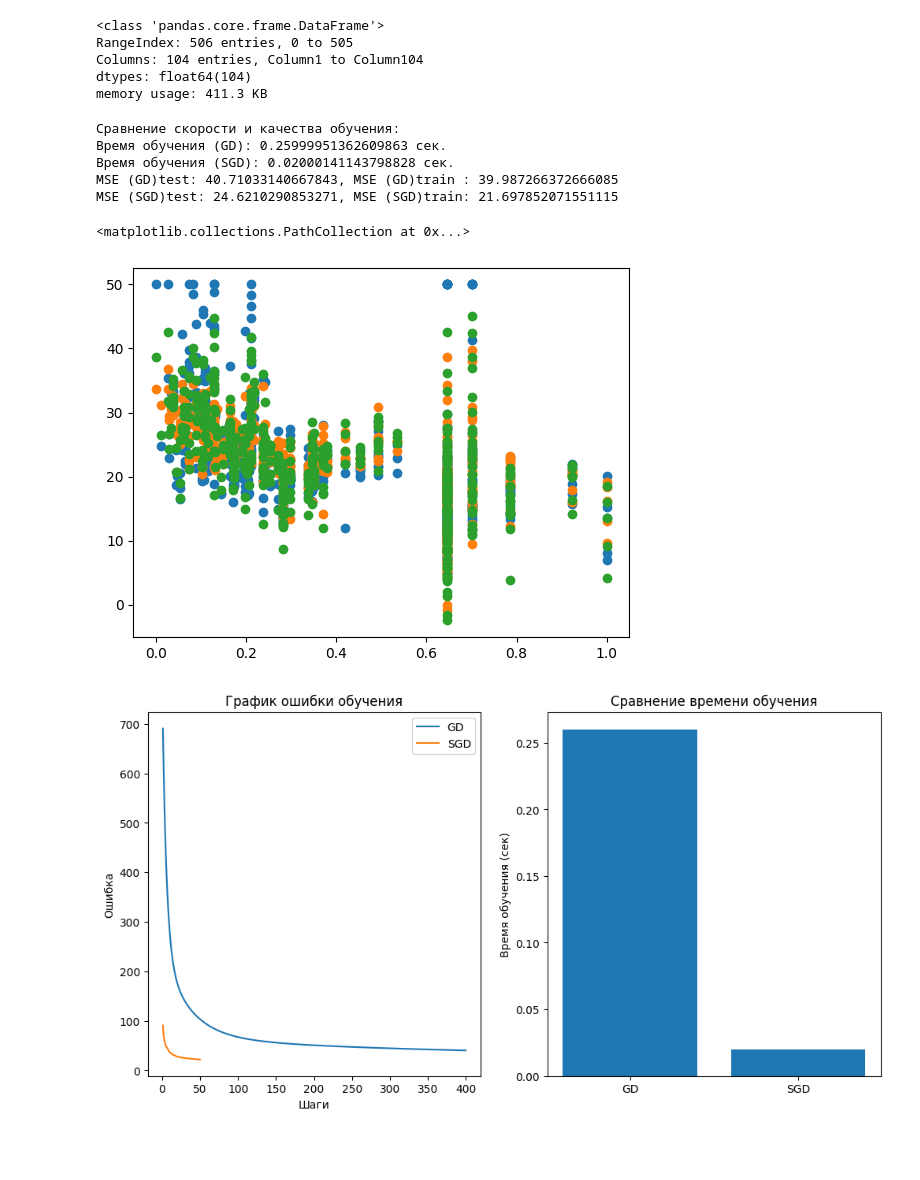
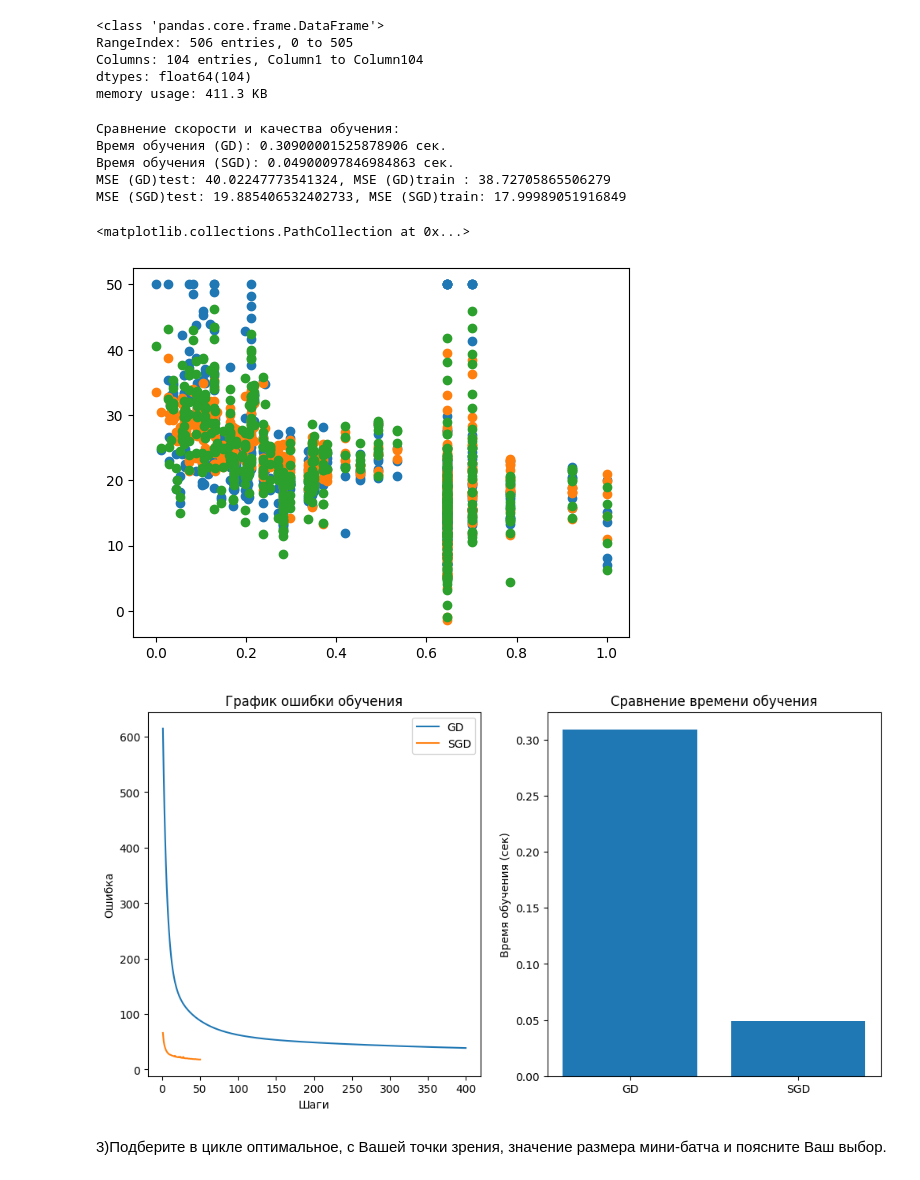
Before and after one commit to Ghostikxd/4.1_labs, a Jupyter notebook: SII/lab4/lab4.ipynb, the cells around one changed output. Saved outputs shown, nothing was run; the diff lists cells and outputs as text; code cells hidden in the pictures; blank space fills up the shorter version.

```diff
--- a/SII/lab4/lab4.ipynb
+++ b/SII/lab4/lab4.ipynb
@@ -94,15 +102,18 @@ class LinearRegressionSGD:
         # наличие свободного члена
         self.intercept = intercept
         # инициальзация весов: None
-        self.theta = None
+        self.theta =None
         self.n = None
         self.d = None
 
-    def fit(self, X, y):
+
+    def fit(self, X, y, alpha = 0.001, epsylon = 0.01, max_steps = 5000, intercept = True, reg = "No", lam = 0, rho = 0):
         self.X = X.to_numpy().copy()
         self.y = y.to_numpy().copy()
         if self.intercept:
             self.X = np.hstack((np.ones((self.X.shape[0], 1)), self.X))
+        m = len(self.X)
+        #print("Shapes:", self.X.shape, self.y.shape, self.theta.shape)
         # размерность вектора X
         self.n, self.d = self.X.shape
         # инициализация случайных весов
@@ -119,6 +130,12 @@ class LinearRegressionSGD:
                 X_batch = X[i:i+self.batch_size]
                 y_batch = y[i:i+self.batch_size]
                 grad = self.gradient(X_batch, y_batch)
+                if reg == "L1":
+                    grad += lam*(np.sign(self.theta))
+                elif reg == "L2":
+                    grad += 2*lam*((self.theta))
+                elif reg == "ElasticNet":
+                    grad += rho*lam*(np.sign(self.theta)) + 2*(1-rho)*lam*((self.theta))
                 self.theta -= self.learning_rate * grad
 
             new_error = ((self.y - self.X @ self.theta).T @ (self.y - self.X @ self.theta)) / self.n
@@ -128,10 +145,15 @@ class LinearRegressionSGD:
             # проверка сходимости
             if np.linalg.norm(grad) < self.tolerance_convergence:
                 break
+
         return steps, errors
+
 
     def gradient(self, X, y):
         return X.T @ (X @ self.theta - y) / len(y)
+        # Добавка применения регуляризации
+        grad += self.l1_param * np.sign(self.theta) + 2 * self.l2_param * self.theta
+        return grad
 
     def predict(self, X):
         if self.intercept:
@@ -152,49 +174,51 @@ class LinearRegressionSGD:
 # Создание модели с обычным градиентным спуском
 modelGD = LinearRegressionGD(lr=0.01, max_iter=400, tol=1e-3, intercept=True)
 
+
 # Измерение времени обучения для обычного градиентного спуска
 start_time = time.time()
 stepsGD, errorsGD = modelGD.fit(X_train, y_train)
+
 training_time_GD = time.time() - start_time
 
 # Создание модели со стохастическим градиентным спуском
-modelSGD = LinearRegressionSGD(lr=0.01, max_iter=50, batch_size=8, tol=1e-3, intercept=True)
+modelSGD = LinearRegressionSGD(lr=0.01, max_iter=50, batch_size=4, tol=1e-3, intercept=True)
 
 # Измерение времени обучения для стохастического градиентного спуска
 start_time = time.time()
-stepsSGD, errorsSGD = modelSGD.fit(X_train, y_train)
+stepsSGD, errorsSGD = modelSGD.fit(X_train, y_train,reg="L2")
 training_time_SGD = time.time() - start_time
 
 MSE_GD_train = modelGD.MSE(X_train, y_train)
 MSE_SGD_train = modelSGD.MSE(X_train, y_train)
 
 # Оценка качества моделей на тестовом наборе данных
 MSE_GD = modelGD.MSE(X_test, y_test)
 MSE_SGD = modelSGD.MSE(X_test, y_test)
 
 # Вывод результатов
 print("Сравнение скорости и качества обучения:")
 print(f"Время обучения (GD): {training_time_GD} сек.")
 print(f"Время обучения (SGD): {training_time_SGD} сек.")
 print(f"MSE (GD)test: {MSE_GD}, MSE (GD)train : {MSE_GD_train} ")
 print(f"MSE (SGD)test: {MSE_SGD}, MSE (SGD)train: {MSE_SGD_train} ")
 # print("Коэффициенты (GD): ", modelGD.theta)
 # print("Коэффициенты (SDG): ", modelSGD.theta)
 
 y_pred_GD = modelGD.predict(X)
 y_pred_SGD = modelSGD.predict(X)
 X_numpy = X.to_numpy()  # Преобразовать DataFrame в NumPy массив
 plt.scatter(X_numpy[:, 2], y)
 plt.scatter(X_numpy[:, 2], y_pred_GD)
 plt.scatter(X_numpy[:, 2], y_pred_SGD)
 # %% [output]
 Сравнение скорости и качества обучения:
-Время обучения (GD): 0.25999951362609863 сек.
-Время обучения (SGD): 0.02000141143798828 сек.
-MSE (GD)test: 40.71033140667843, MSE (GD)train : 39.987266372666085
-MSE (SGD)test: 24.6210290853271, MSE (SGD)train: 21.697852071551115
+Время обучения (GD): 0.30900001525878906 сек.
+Время обучения (SGD): 0.04900097846984863 сек.
+MSE (GD)test: 40.02247773541324, MSE (GD)train : 38.72705865506279
+MSE (SGD)test: 19.885406532402733, MSE (SGD)train: 17.99989051916849
 <matplotlib.collections.PathCollection at 0x...>
-[figure, old version]
+[figure, new version]
 # %%
 plt.figure(figsize=(12, 6))
 plt.subplot(1, 2, 1)
@@ -211,4 +235,6 @@ plt.ylabel("Время обучения (сек)")
 plt.title("Сравнение времени обучения")
 plt.show()
 # %% [output]
-[figure, old version]
+[figure, new version]
+# %% [markdown]
+3)Подберите в цикле оптимальное, с Вашей точки зрения, значение размера мини-батча и поясните Ваш выбор.
```
Also changed, not shown: parts of 8 cells of this notebook, 3 other files.
